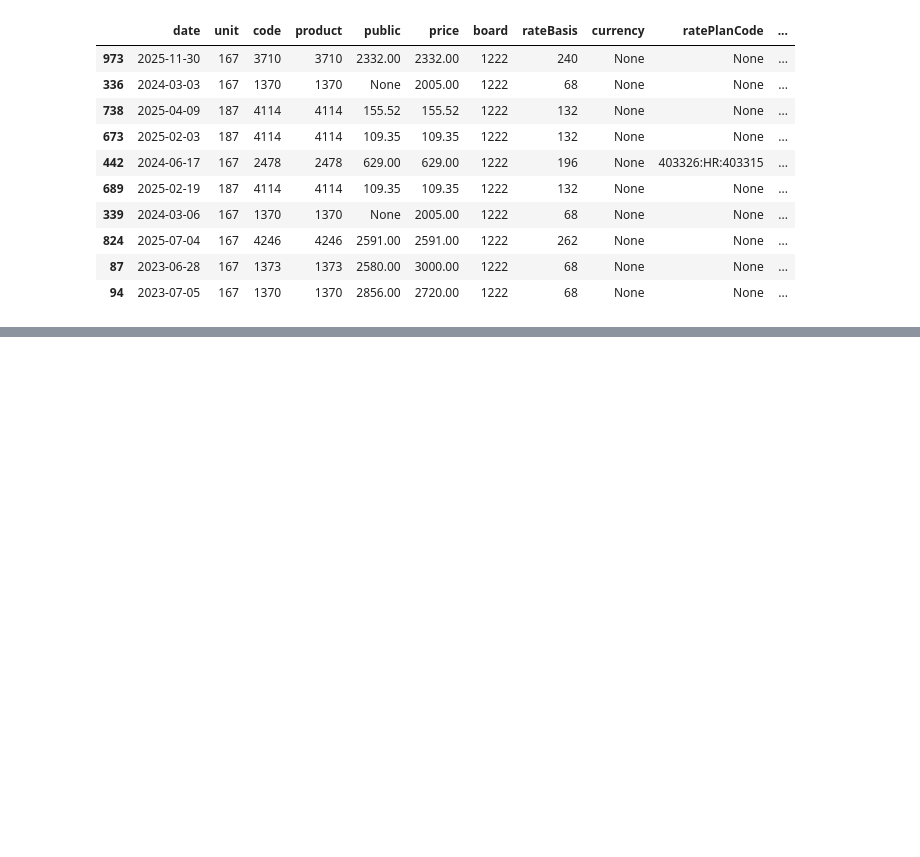
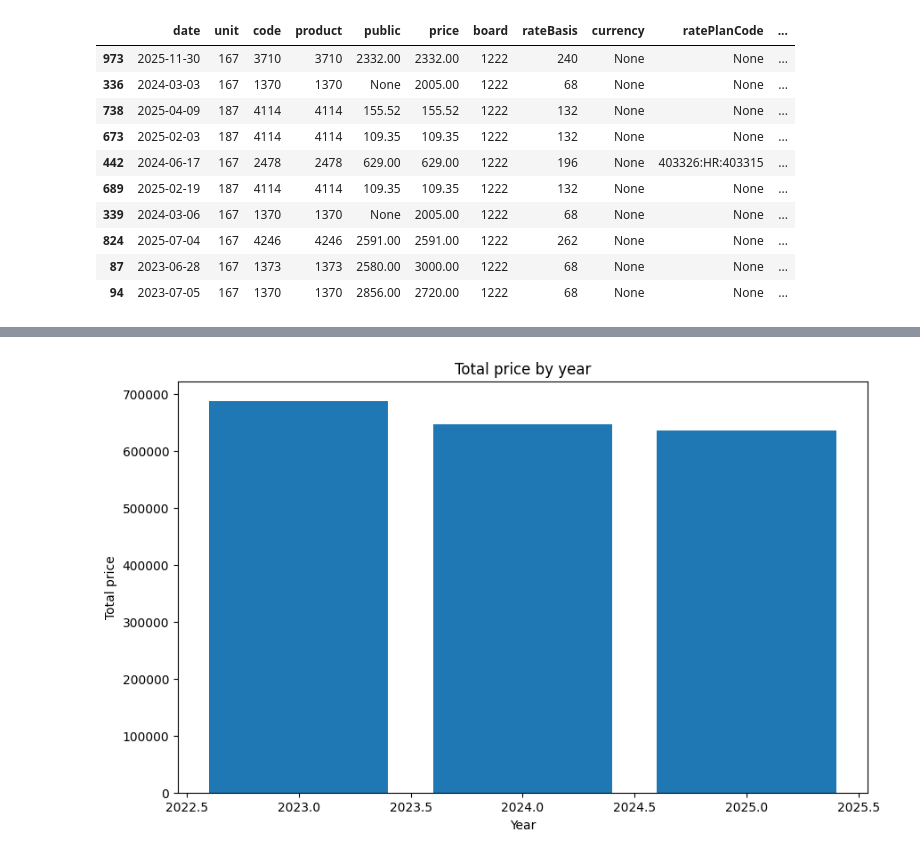
Before and after one commit to moradAbdessamad/dynamic_priscing, a Jupyter notebook: Clean/load.ipynb, the cells around one changed output, grey strips where cells are left out. Cells and saved outputs as stored; diff of their text form; code cells hidden in the pictures; blank space fills up the shorter version.

```diff
--- a/Clean/load.ipynb
+++ b/Clean/load.ipynb
@@ -173,0 +390,10 @@ columns_to_drop = ['board', 'createdOn', 'occupancy_infants_label', 'occupancy_a
+# %%
+data = df.groupby('year')['price'].sum().reset_index()
+plt.figure(figsize=(10, 6))
+plt.bar(data['year'], data['price'])
+plt.title('Total price by year')
+plt.xlabel('Year')
+plt.ylabel('Total price')
+plt.show()
+# %% [output]
+[figure, added]
```
Also changed, not shown: parts of 24 cells of this notebook, 1 other file.
